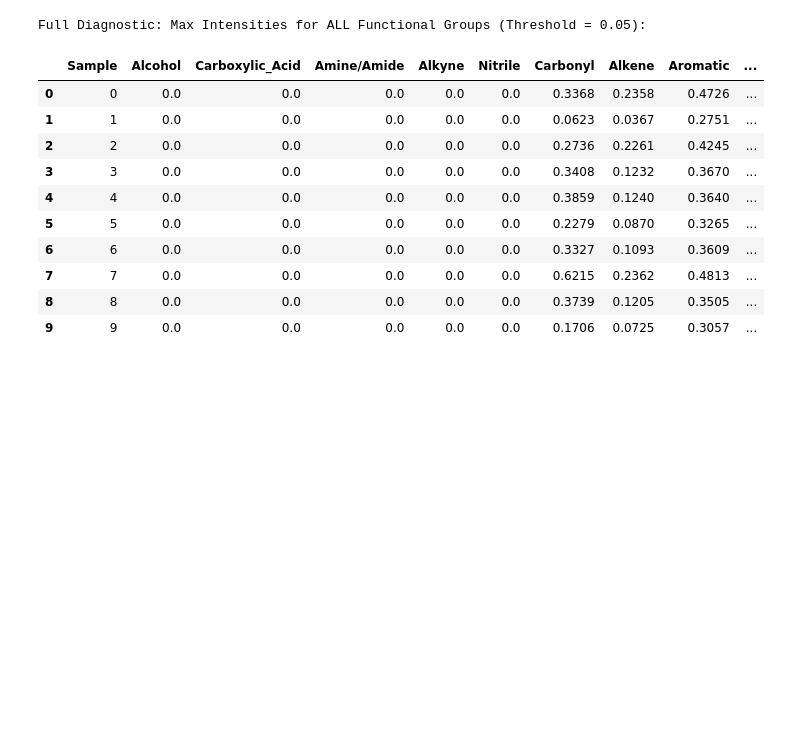
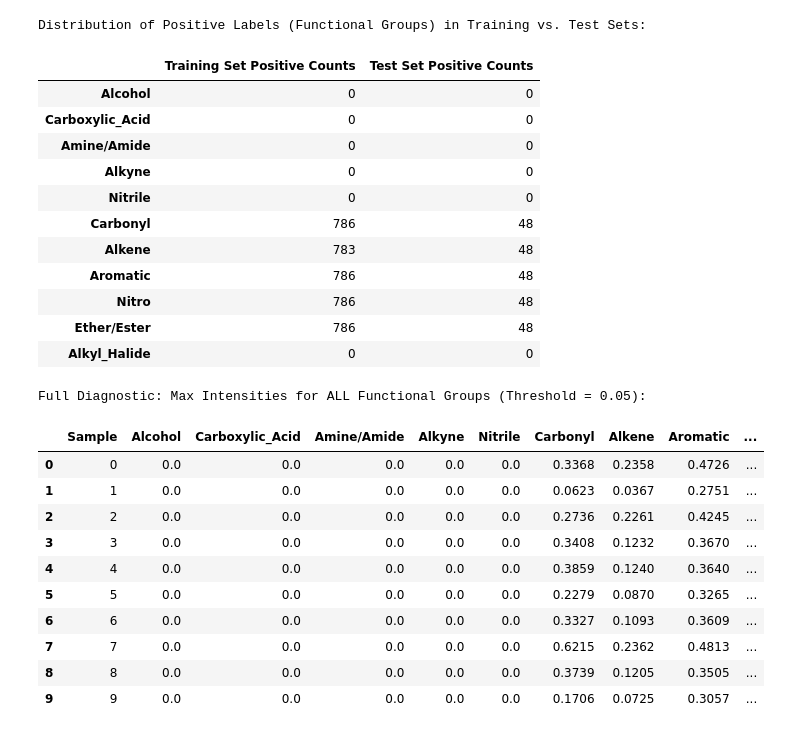
Before and after one commit to Fake-Chemist26/VibeCheck-, a Jupyter notebook: VibeCheck™_Workbook.ipynb, the cells around one changed output. Cells and saved outputs as stored; diff of their text form; code cells hidden in the pictures; blank space fills up the shorter version.

```diff
--- a/VibeCheck™_Workbook.ipynb
+++ b/VibeCheck™_Workbook.ipynb
@@ -337,3 +549,63 @@ plt.show()
+# %%
+import pandas as pd
+import numpy as np
+
+def get_functional_labels(X_data, labeler, classes):
+    # X_data is (N, 235, 1)
+    X_2d = X_data.reshape(X_data.shape[0], X_data.shape[1])
+    y_multi = []
+    for sample in X_2d:
+        # Ensure the sample itself is exactly the length the labeler expects
+        # Current wn_aligned is 235
+        s_min, s_max = sample.min(), sample.max()
+        s_norm = (sample - s_min) / (s_max - s_min + 1e-9)
+
+        # Internal check to prevent the IndexError
+        labels = labeler.label_spectrum(s_norm[:len(labeler.wn)])
+        y_multi.append([labels.get(c, 0) for c in classes])
+    return np.array(y_multi)
+
+# Get raw columns
+spectral_columns = [col for col in df.columns if col.replace('.','',1).isdigit()]
+full_wavenumbers = np.array([float(col) for col in spectral_columns])
+
+# Alignment: Match the 235 features in X_train
+num_features = X_train.shape[1]
+wn_aligned = full_wavenumbers[:num_features]
+
+# Re-instantiate the labeler with the aligned 235-point axis
+labeler_eval = IR_Smart_Labeler(wn_aligned)
+
+# Calculate labels safely
+y_train_multi = get_functional_labels(X_train, labeler_eval, CLASSES)
+y_test_multi = get_functional_labels(X_test, labeler_eval, CLASSES)
+
+# Calculate positive label counts
+train_positive_counts = pd.DataFrame(y_train_multi, columns=CLASSES).sum().astype(int)
+test_positive_counts = pd.DataFrame(y_test_multi, columns=CLASSES).sum().astype(int)
+
+# Combine into a single DataFrame
+label_distribution = pd.DataFrame({
+    'Training Set Positive Counts': train_positive_counts,
+    'Test Set Positive Counts': test_positive_counts
+})
+
+print("Distribution of Positive Labels (Functional Groups) in Training vs. Test Sets:")
+display(label_distribution)
+# %% [output]
+Distribution of Positive Labels (Functional Groups) in Training vs. Test Sets:
+|  | Training Set Positive Counts | Test Set Positive Counts |
+| Alcohol | 0 | 0 |
+| Carboxylic_Acid | 0 | 0 |
+| Amine/Amide | 0 | 0 |
+| Alkyne | 0 | 0 |
+| Nitrile | 0 | 0 |
+| Carbonyl | 786 | 48 |
+| Alkene | 783 | 48 |
+| Aromatic | 786 | 48 |
+| Nitro | 786 | 48 |
+| Ether/Ester | 786 | 48 |
+| Alkyl_Halide | 0 | 0 |
 # %%
 import numpy as np
 import pandas as pd
```
Also changed, not shown: parts of 19 cells of this notebook.
